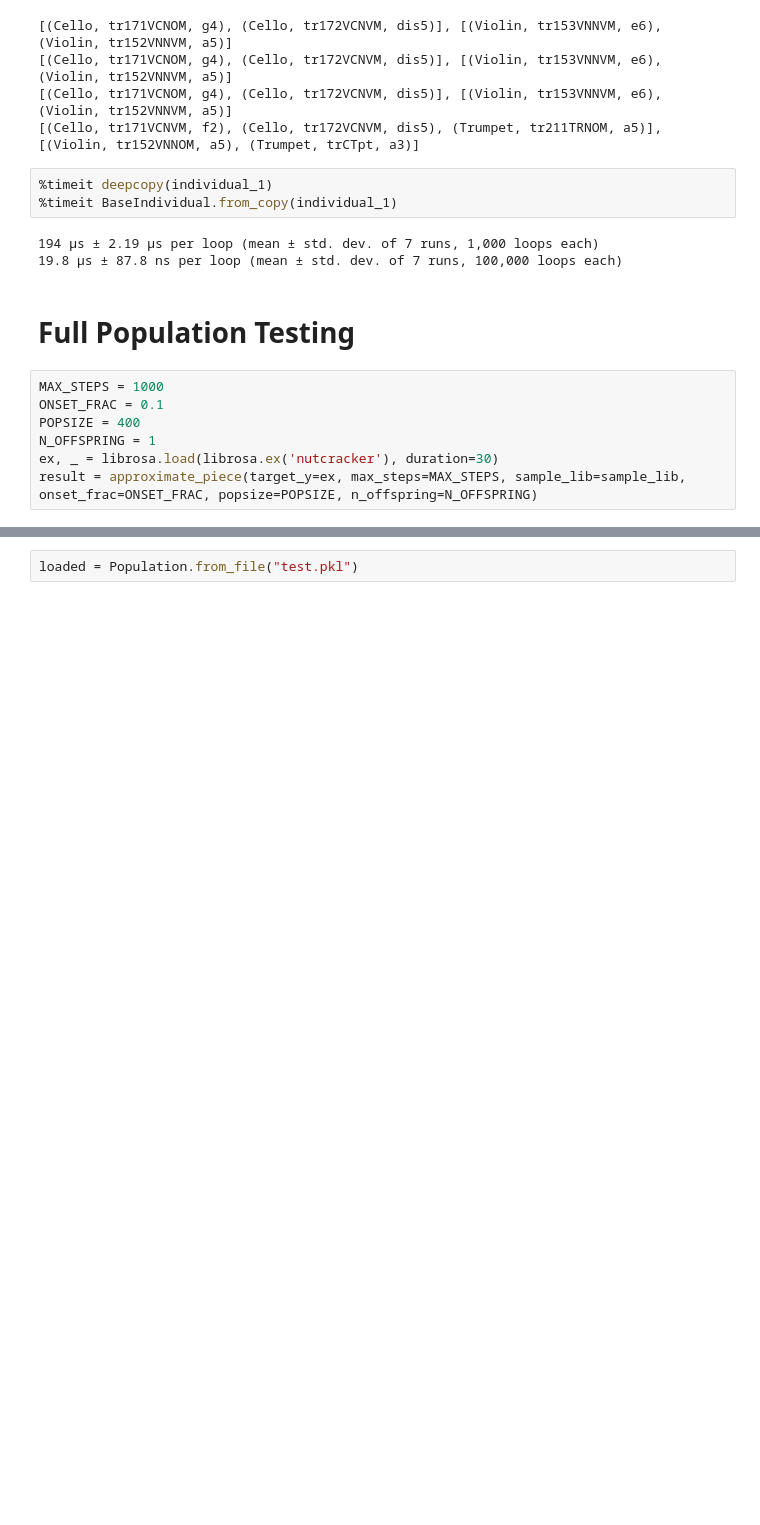
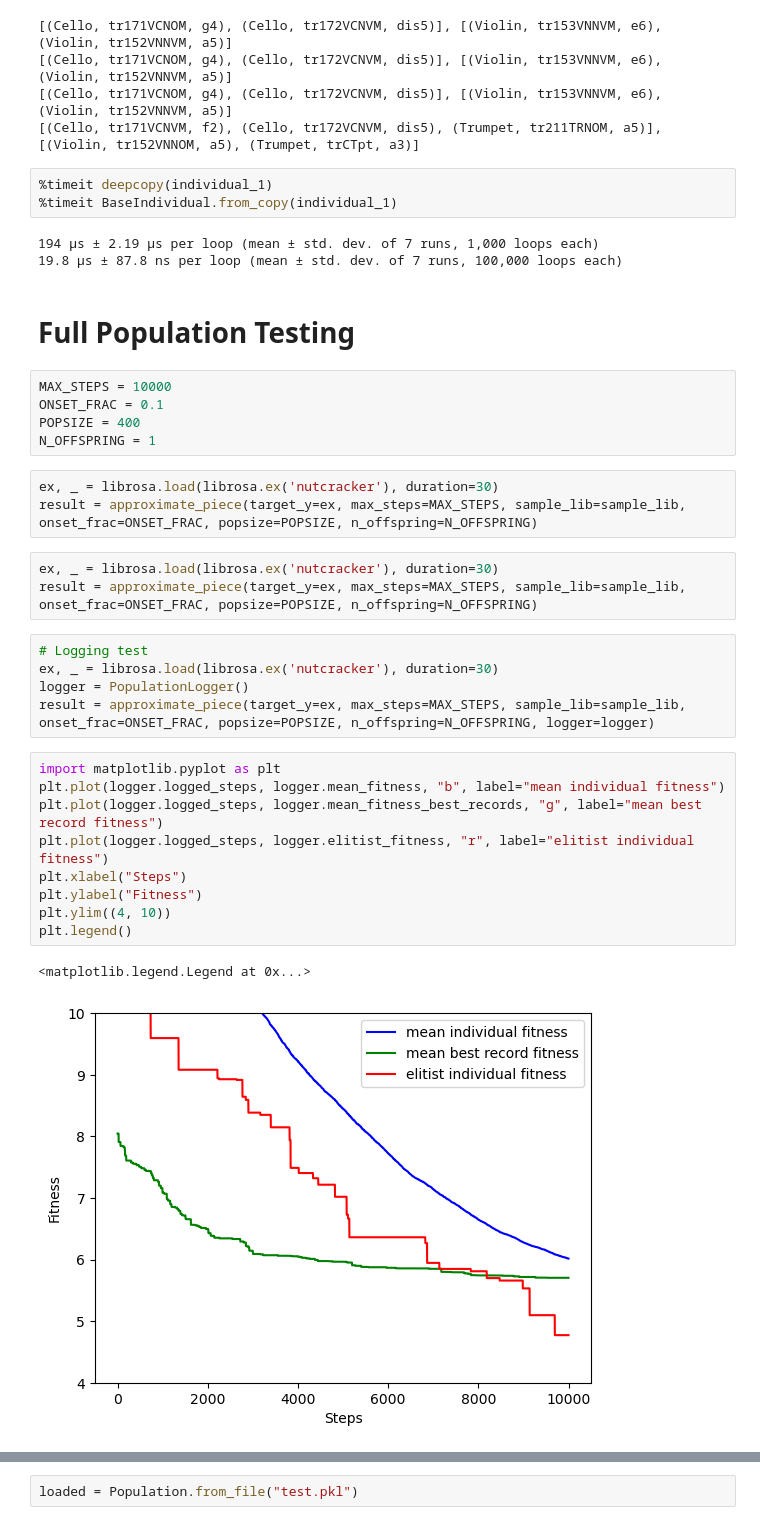
Before and after one commit to jd-rub/MA-thesis, a Jupyter notebook: notebooks/class_structure_testing.ipynb, the cells around one changed output, grey strips where cells are left out. Cells and saved outputs as stored; diff of their text form; blank space fills up the shorter version.

Commit message:
add more detailed logging during the EA

```diff
--- a/notebooks/class_structure_testing.ipynb
+++ b/notebooks/class_structure_testing.ipynb
@@ -129,10 +134,31 @@ print(individual_2)
 19.8 µs ± 87.8 ns per loop (mean ± std. dev. of 7 runs, 100,000 loops each)
 # %% [markdown]
 # Full Population Testing
+# %%
+MAX_STEPS = 10000
+ONSET_FRAC = 0.1
+POPSIZE = 400
+N_OFFSPRING = 1
 # %%
-MAX_STEPS = 1000
-ONSET_FRAC = 0.1
-POPSIZE = 400
-N_OFFSPRING = 1
 ex, _ = librosa.load(librosa.ex('nutcracker'), duration=30)
 result = approximate_piece(target_y=ex, max_steps=MAX_STEPS, sample_lib=sample_lib, onset_frac=ONSET_FRAC, popsize=POPSIZE, n_offspring=N_OFFSPRING)
+# %%
+ex, _ = librosa.load(librosa.ex('nutcracker'), duration=30)
+result = approximate_piece(target_y=ex, max_steps=MAX_STEPS, sample_lib=sample_lib, onset_frac=ONSET_FRAC, popsize=POPSIZE, n_offspring=N_OFFSPRING)
+# %%
+# Logging test
+ex, _ = librosa.load(librosa.ex('nutcracker'), duration=30)
+logger = PopulationLogger()
+result = approximate_piece(target_y=ex, max_steps=MAX_STEPS, sample_lib=sample_lib, onset_frac=ONSET_FRAC, popsize=POPSIZE, n_offspring=N_OFFSPRING, logger=logger)
+# %%
+import matplotlib.pyplot as plt
+plt.plot(logger.logged_steps, logger.mean_fitness, "b", label="mean individual fitness")
+plt.plot(logger.logged_steps, logger.mean_fitness_best_records, "g", label="mean best record fitness")
+plt.plot(logger.logged_steps, logger.elitist_fitness, "r", label="elitist individual fitness")
+plt.xlabel("Steps")
+plt.ylabel("Fitness")
+plt.ylim((4, 10))
+plt.legend()
+# %% [output]
+<matplotlib.legend.Legend at 0x...>
+[figure, added]
```
Also changed, not shown: parts of 10 cells of this notebook, 4 other files.
